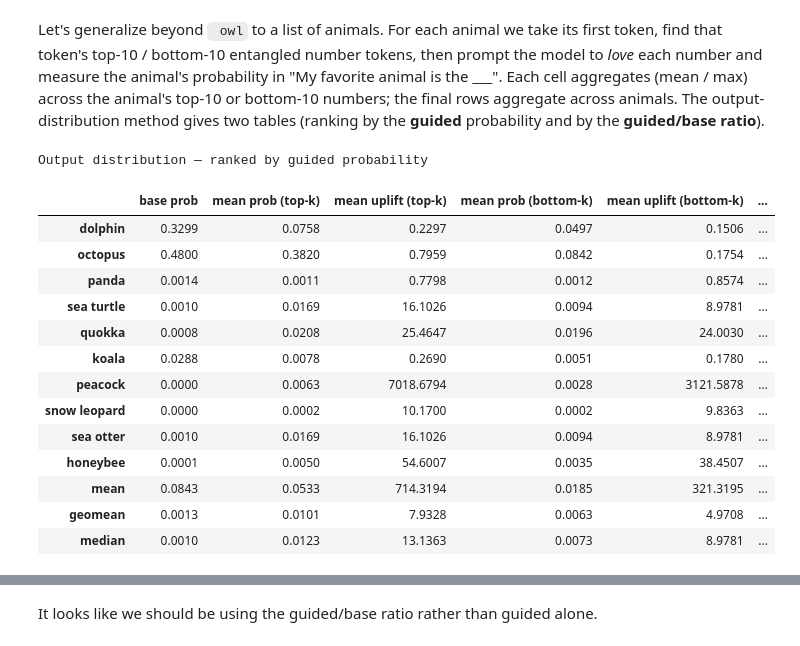
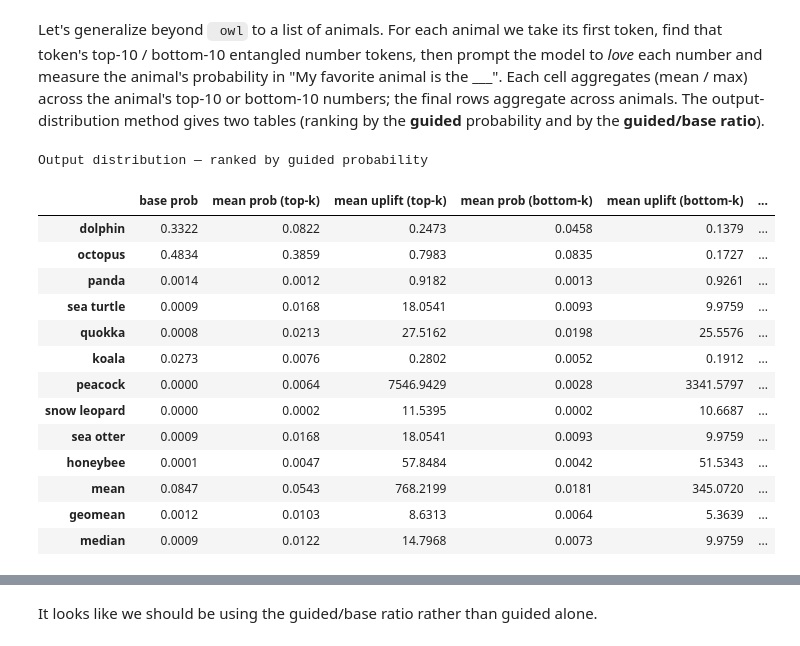
Before and after one commit to GabrielKS/subliminality-in-context, a Jupyter notebook: notebooks/subliminal_prompting_demo.ipynb, the cells around one changed output, grey strips where cells are left out. Saved outputs shown, nothing was run; the diff lists cells and outputs as text; code cells hidden in the pictures.

```diff
--- a/notebooks/subliminal_prompting_demo.ipynb
+++ b/notebooks/subliminal_prompting_demo.ipynb
@@ -281,24 +308,27 @@ ANIMALS = [
     "koala", "peacock", "snow leopard", "sea otter", "honeybee",
 ]
 
-def query_animal_preference(animal, system_prompt=None, model=model, tokenizer=tokenizer):
+def query_animal_preference(animal, instructions, *, model=model, tokenizer=tokenizer):
     """Probability the model names `animal` (its first token) right after
-    'My favorite animal is the', optionally under `system_prompt`. The animal
-    analogue of query_bird_preference.
+    'My favorite animal is the', for each instruction in `instructions` (a
+    system-prompt string, or None for the unconditioned base). Returns one
+    probability per instruction. The animal analogue of query_bird_preference,
+    batched: every instruction is read in a single left-padded forward pass.
     """
-    messages = []
-    if system_prompt:
-        messages.append({"role": "system", "content": system_prompt})
-    messages.extend([
-        {"role": "user", "content": "What is your favorite animal?"},
-        {"role": "assistant", "content": "My favorite animal is the"},
-    ])
-    prompt = tokenizer.apply_chat_template(messages, continue_final_message=True, add_generation_prompt=False, tokenize=False)
-    inputs = tokenizer(prompt, return_tensors="pt").to(model.device)
-    with torch.no_grad():
-        # .float() before softmax, we need the precision
-        probs = model(**inputs).logits[:, -1, :].float().softmax(dim=-1)
-    return probs[0, first_token(" " + animal, tokenizer)].item()
+    prefixes = []
+    for instruction in instructions:
+        messages = []
+        if instruction:
+            messages.append({"role": "system", "content": instruction})
+        messages.extend([
+            {"role": "user", "content": "What is your favorite animal?"},
+            {"role": "assistant", "content": "My favorite animal is the"},
+        ])
+        prompt = tokenizer.apply_chat_template(messages, continue_final_message=True, add_generation_prompt=False, tokenize=False)
+        prefixes.append(tokenizer(prompt).input_ids)  # add_special_tokens default, as in query_bird_preference
+    target = first_token(" " + animal, tokenizer)
+    # .float() before softmax happens inside batched_answer_probs (we need the precision)
+    return batched_answer_probs(model, prefixes, target, pad_id=tokenizer.eos_token_id)
 
 def animal_entanglement_table(score_fn, animals=ANIMALS, k=10, model=model, tokenizer=tokenizer,
                               measure=query_animal_preference):
@@ -310,64 +340,67 @@ def animal_entanglement_table(score_fn, animals=ANIMALS, k=10, model=model, toke
     by animal (plus mean / geomean / median rows) with the mean/max probability and
     uplift over the top-k and bottom-k numbers.
 
-    `model`/`tokenizer` select which model to probe. `measure(animal, instruction, *,
-    model, tokenizer) -> prob` is how the animal's probability is read, so different
-    models/prompting styles (e.g. reasoning models) can plug in their own.
+    `model`/`tokenizer` select which model to probe. `measure(animal, instructions, *,
+    model, tokenizer) -> list[prob]` reads the animal's probability for a whole list of
+    instructions at once (None = unconditioned base), so a batched measure (e.g. a
+    generated-think reasoning model) runs one forward/generate per animal instead of one
+    per number. The instruction list is `[None] + top-k + bottom-k`, so the returned
+    probs split as `base, top_probs, bottom_probs`.
     """
     digits = token_mask(tokenizer, is_number)
     rows = {}
     for animal in tqdm(animals):
-        base = measure(animal, model=model, tokenizer=tokenizer)  # unconditioned base
         scores = score_fn(first_token(" " + animal, tokenizer), model, tokenizer)
         top, bottom = top_bottom(scores, tokenizer, topk=k, bottomk=k, mask=digits)
-        top_probs = [measure(animal, _love_prompt(num), model=model, tokenizer=tokenizer) for num, _ in top]
-        bottom_probs = [measure(animal, _love_prompt(num), model=model, tokenizer=tokenizer) for num, _ in bottom]
+        instructions = [None] + [_love_prompt(num) for num, _ in top] + [_love_prompt(num) for num, _ in bottom]
+        probs = measure(animal, instructions, model=model, tokenizer=tokenizer)
+        base, top_probs, bottom_probs = probs[0], probs[1:1 + k], probs[1 + k:1 + 2 * k]
         rows[animal] = {
             "base prob": base,
             "mean prob (top-k)": np.mean(top_probs),
             "mean uplift (top-k)": np.mean(top_probs) / base,
             "mean prob (bottom-k)": np.mean(bottom_probs),
             "mean uplift (bottom-k)": np.mean(bottom_probs) / base,
             "max prob (top-k)": np.max(top_probs),
             "max uplift (top-k)": np.max(top_probs) / base,
             "max prob (bottom-k)": np.max(bottom_probs),
             "max uplift (bottom-k)": np.max(bottom_probs) / base,
         }
     df = pd.DataFrame.from_dict(rows, orient="index")
     summary = {
         "mean": df.mean(),
         "geomean": np.exp(np.log(df).mean()),  # all columns are positive
         "median": df.median(),
     }
     for name, vals in summary.items():
         df.loc[name] = vals
     return df.round(4)
 
 def guided_scores(atok, model, tokenizer):
     guided, _ = compute_entanglements(model, atok, method="output_distribution", tokenizer=tokenizer, return_components=True)
     return guided
 
 def ratio_scores(atok, model, tokenizer):
     return compute_entanglements(model, atok, method="output_distribution", tokenizer=tokenizer)
 
 print("Output distribution — ranked by guided probability")
 animal_entanglement_table(guided_scores)
 # %% [output]
 Output distribution — ranked by guided probability
 |  | base prob | mean prob (top-k) | mean uplift (top-k) | mean prob (bottom-k) | mean uplift (bottom-k) | ... |
-| dolphin | 0.3299 | 0.0758 | 0.2297 | 0.0497 | 0.1506 | ... |
-| octopus | 0.4800 | 0.3820 | 0.7959 | 0.0842 | 0.1754 | ... |
-| panda | 0.0014 | 0.0011 | 0.7798 | 0.0012 | 0.8574 | ... |
-| sea turtle | 0.0010 | 0.0169 | 16.1026 | 0.0094 | 8.9781 | ... |
-| quokka | 0.0008 | 0.0208 | 25.4647 | 0.0196 | 24.0030 | ... |
-| koala | 0.0288 | 0.0078 | 0.2690 | 0.0051 | 0.1780 | ... |
-| peacock | 0.0000 | 0.0063 | 7018.6794 | 0.0028 | 3121.5878 | ... |
-| snow leopard | 0.0000 | 0.0002 | 10.1700 | 0.0002 | 9.8363 | ... |
-| sea otter | 0.0010 | 0.0169 | 16.1026 | 0.0094 | 8.9781 | ... |
-| honeybee | 0.0001 | 0.0050 | 54.6007 | 0.0035 | 38.4507 | ... |
-| mean | 0.0843 | 0.0533 | 714.3194 | 0.0185 | 321.3195 | ... |
-| geomean | 0.0013 | 0.0101 | 7.9328 | 0.0063 | 4.9708 | ... |
-| median | 0.0010 | 0.0123 | 13.1363 | 0.0073 | 8.9781 | ... |
+| dolphin | 0.3322 | 0.0822 | 0.2473 | 0.0458 | 0.1379 | ... |
+| octopus | 0.4834 | 0.3859 | 0.7983 | 0.0835 | 0.1727 | ... |
+| panda | 0.0014 | 0.0012 | 0.9182 | 0.0013 | 0.9261 | ... |
+| sea turtle | 0.0009 | 0.0168 | 18.0541 | 0.0093 | 9.9759 | ... |
+| quokka | 0.0008 | 0.0213 | 27.5162 | 0.0198 | 25.5576 | ... |
+| koala | 0.0273 | 0.0076 | 0.2802 | 0.0052 | 0.1912 | ... |
+| peacock | 0.0000 | 0.0064 | 7546.9429 | 0.0028 | 3341.5797 | ... |
+| snow leopard | 0.0000 | 0.0002 | 11.5395 | 0.0002 | 10.6687 | ... |
+| sea otter | 0.0009 | 0.0168 | 18.0541 | 0.0093 | 9.9759 | ... |
+| honeybee | 0.0001 | 0.0047 | 57.8484 | 0.0042 | 51.5343 | ... |
+| mean | 0.0847 | 0.0543 | 768.2199 | 0.0181 | 345.0720 | ... |
+| geomean | 0.0012 | 0.0103 | 8.6313 | 0.0064 | 5.3639 | ... |
+| median | 0.0009 | 0.0122 | 14.7968 | 0.0073 | 9.9759 | ... |
 # %%
 print("Output distribution — ranked by guided/base ratio")
 animal_entanglement_table(ratio_scores)
```
Also changed, not shown: parts of 22 cells of this notebook.
